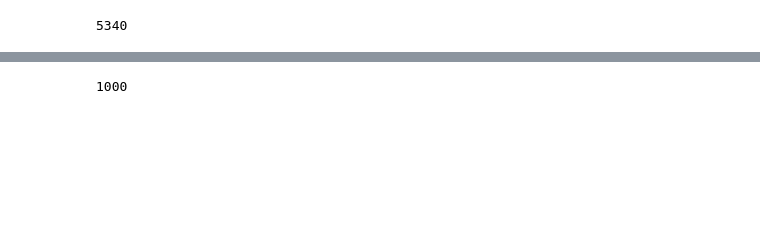
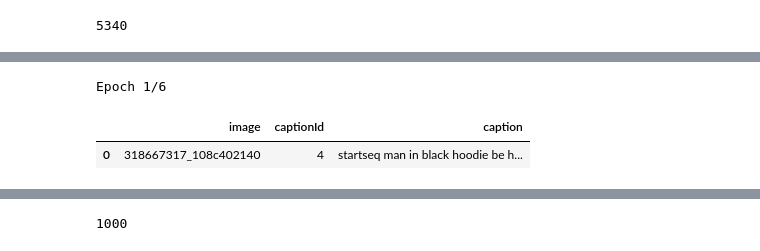
Before and after one commit to sourav-raj/image-caption-generation, a Jupyter notebook: image_caption_generator.ipynb, the cells around one changed output, grey strips where cells are left out. Saved outputs shown, nothing was run; the diff lists cells and outputs as text; code cells hidden in the pictures; blank space fills up the shorter version.

```diff
--- a/image_caption_generator.ipynb
+++ b/image_caption_generator.ipynb
@@ -205,0 +336,10 @@ print(image_captions_train.shape, image_captions_test.shape)
+# %%
+# fit model
+from time import time
+from keras.callbacks import TensorBoard
+
+# tensorboard = TensorBoard(log_dir="log/{}".format(time()))
+
+hist = model.fit([Ximage_train, Xtext_train], ytext_train, epochs=6, verbose=2, batch_size=32, validation_data=([Ximage_val, Xtext_val], ytext_val))
+# %% [output]
+Epoch 1/6
@@ -238,0 +379,5 @@ def data_generator(image_captions, image_features, tokenizer, max_length, vocab_
+# %%
+image_captions.head(1)
+# %% [output]
+|  | image | captionId | caption |
+| 0 | 318667317_108c402140 | 4 | startseq man in black hoodie be h... |
```
Also changed, not shown: parts of 27 cells of this notebook.
